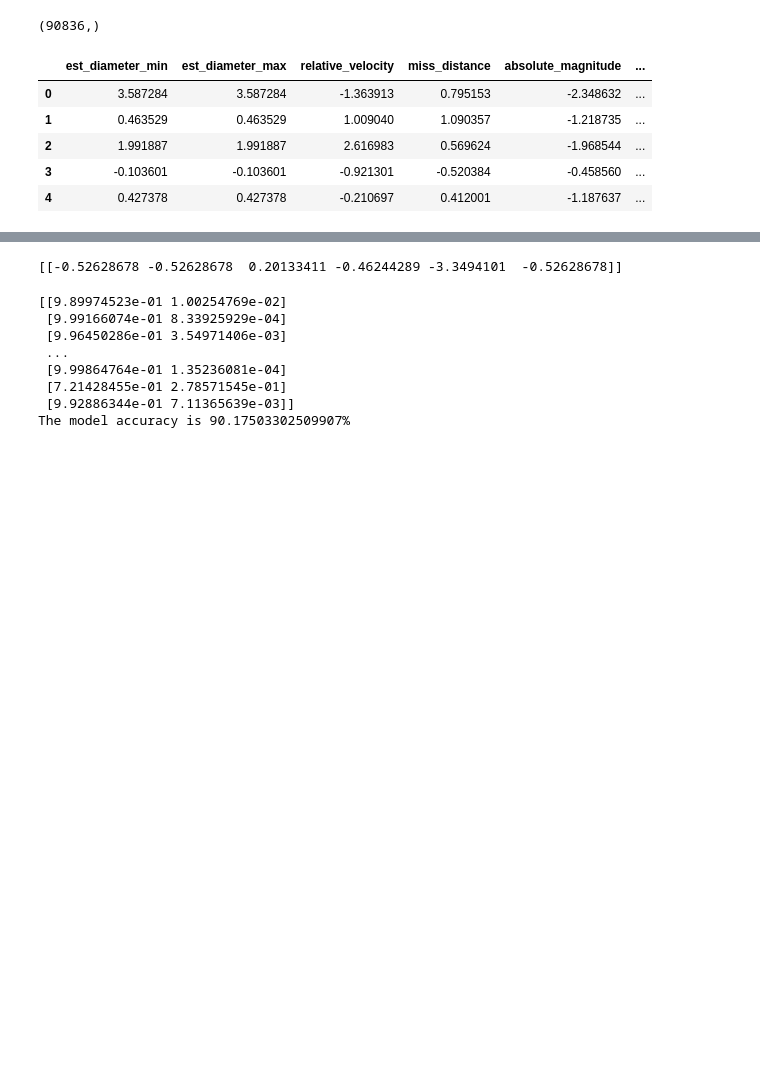
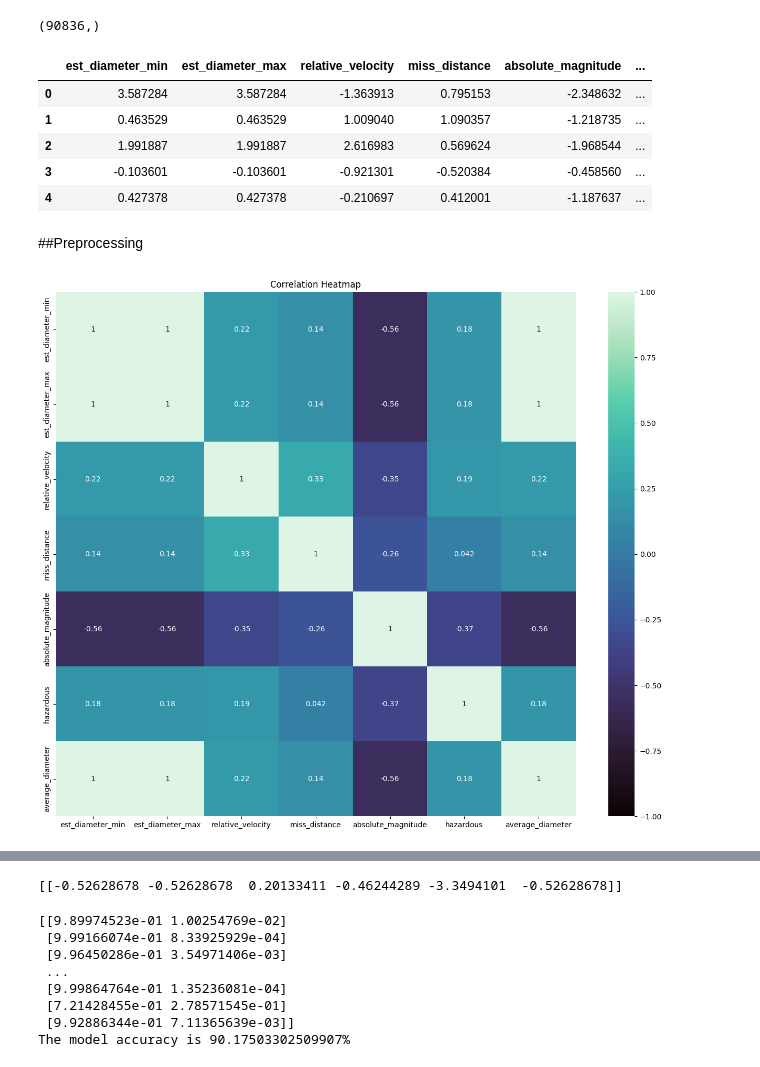
Before and after one commit to munawarali93/NASA---Near-Earth-Objects, a Jupyter notebook: NASA_near_earth_objects.ipynb, the cells around one changed output, grey strips where cells are left out. Drawn from its saved outputs; the diff is of its cells as text; code cells hidden in the pictures; blank space fills up the shorter version.

```diff
--- a/NASA_near_earth_objects.ipynb
+++ b/NASA_near_earth_objects.ipynb
@@ -99,3 +102,13 @@ X.head()
 | 4 | 0.427378 | 0.427378 | -0.210697 | 0.412001 | -1.187637 | ... |
 # %%
 X_train, X_test, y_train, y_test = train_test_split(X, y, train_size=0.8, random_state=123)
+# %% [markdown]
+##Preprocessing
+# %%
+corr = nasa.corr()
+plt.figure(figsize=(16, 13))
+sns.heatmap(corr, annot=True, vmin=-1.0, cmap='mako')
+plt.title("Correlation Heatmap")
+plt.show()
+# %% [output]
+[figure, added]
```
Also changed, not shown: parts of 27 cells of this notebook.
